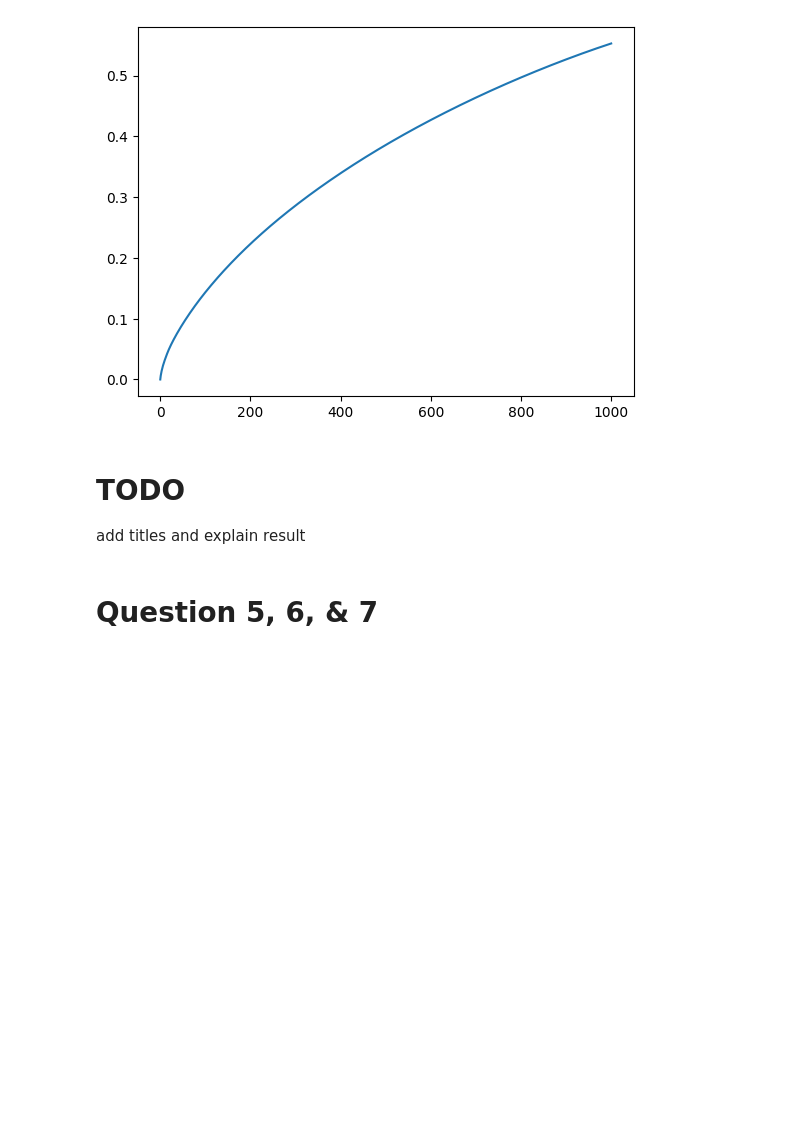
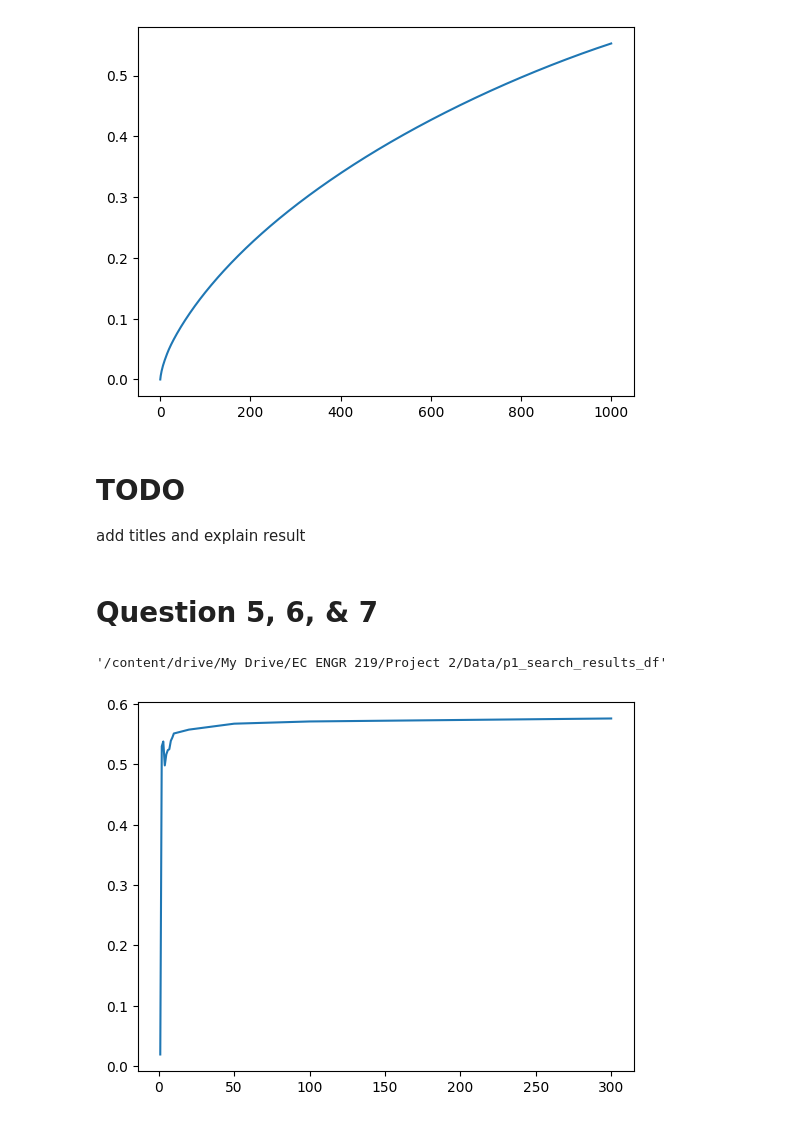
Before and after one commit to papaymaguire/ece219-project4, a Jupyter notebook: project2/notebooks/part01_01.ipynb, the cells around one changed output. Saved outputs shown, nothing was run; the diff lists cells and outputs as text; code cells hidden in the pictures; blank space fills up the shorter version.

```diff
--- a/project2/notebooks/part01_01.ipynb
+++ b/project2/notebooks/part01_01.ipynb
@@ -178,12 +179,46 @@ decomp_method_list = [TruncatedSVD(random_state=0), NMF(random_state=0)]
 n_comp_list = list(range(1, 11)) + [20, 50, 100, 300]
 # %%
 # can't use gridsearchcv as I want to get custom metrics on every single kmeans built
+search_results = {}
+index = 0
 for method in decomp_method_list:
   for n_comp in n_comp_list:
+    dim_reducer = None
+    if method == "svd":
+      dim_reducer = TruncatedSVD(random_state=0)
+    elif method == "nmf":
+      dim_reducer = NMF(random_state=0)
+
     params = {
-      "dim_reduce": method,
+      "dim_reduce": dim_reducer,
       "dim_reduce__n_components": n_comp
     }
-    pipe.set_params(params)
+    pipe.set_params(**params)
     pipe.fit(p1_newsgroups_tfidf)
     clf = pipe['cluster']
+    clf_metrics = kmeans_metrics(clf, lumped_labels)
+    clf_metrics['method'] = method
+    clf_metrics['n_comp'] = n_comp
+    search_results[index] = clf_metrics
+    index += 1
+
+p1_search_results_df = pd.DataFrame.from_dict(search_results, orient="index")
+drive_io.save("p1_search_results_df", p1_search_results_df)
+# %% [output]
+'/content/drive/My Drive/EC ENGR 219/Project 2/Data/p1_search_results_df'
+# %%
+p1_search_results_df = drive_io.load("p1_search_results_df")
+# %%
+svd_results_df = p1_search_results_df[p1_search_results_df['method'] == 'svd']
+nmf_results_df = p1_search_results_df[p1_search_results_df['method'] == 'nmf']
+# %%
+import matplotlib.pyplot as plt
+
+def make_measure_plots(results_df):
+  xs = results_df['n_comp']
+  homog = results_df['Homogeneity']
+  plt.plot(xs, homog)
+# %%
+make_measure_plots(svd_results_df)
+# %% [output]
+[figure, added]
```
Also changed, not shown: parts of 6 cells of this notebook.
